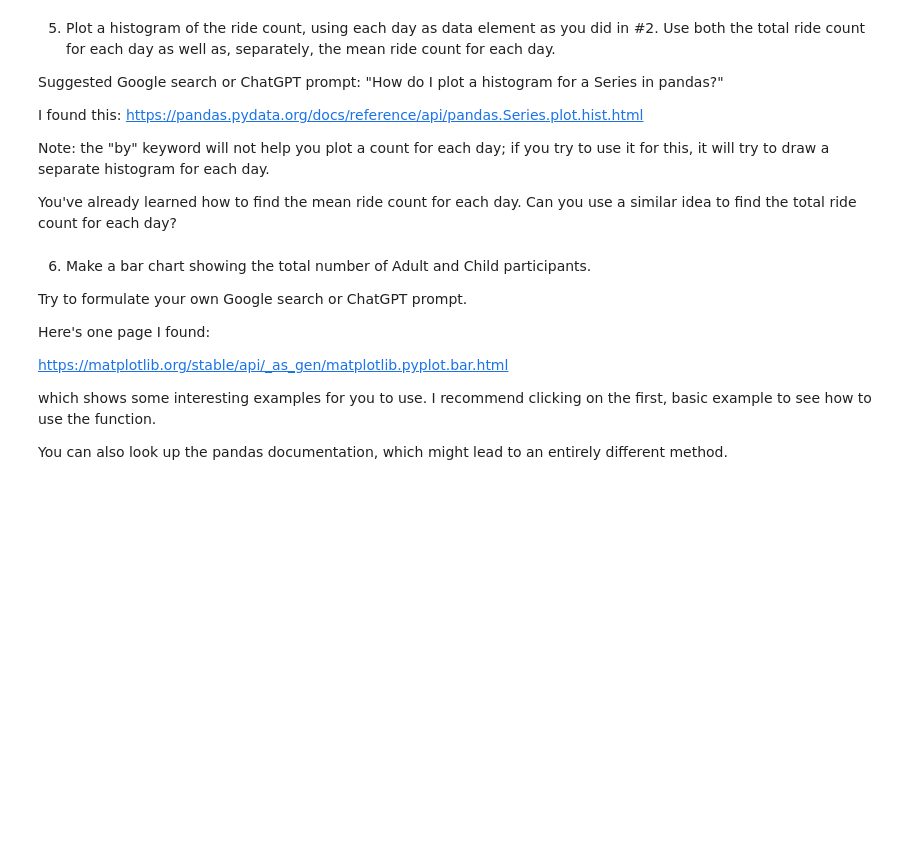
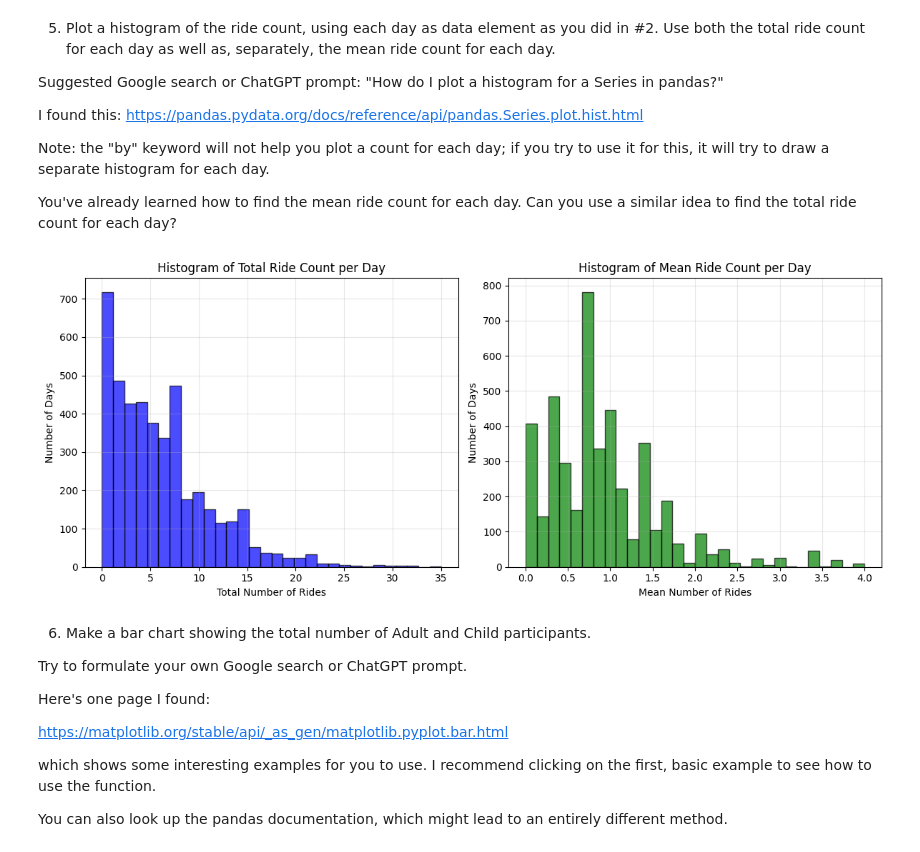
Before and after one commit to reynolkb-bu/bu-cds-dx699-2025-summer, a Jupyter notebook: notebooks/week-3/OMDS-ModB2-Week3-Reynolds-Kyle.ipynb, the cells around one changed output. Drawn from its saved outputs; the diff is of its cells as text; code cells hidden in the pictures; blank space fills up the shorter version.

```diff
--- a/notebooks/week-3/OMDS-ModB2-Week3-Reynolds-Kyle.ipynb
+++ b/notebooks/week-3/OMDS-ModB2-Week3-Reynolds-Kyle.ipynb
@@ -194,3 +223,10 @@ Then I tried: "How do I find the mean over each date in a dataframe?"  Sometimes
 This gives me a very helpful site, where someone is doing the same thing we are:
 
 https://stackoverflow.com/questions/40788530/how-to-calculate-mean-of-some-rows-for-each-given-date-in-a-dataframe
+# %%
+daily_mean = df.groupby('VisitDate')[['MartianRide', 'TeacupRide', 'RiverRide']].mean()
+print(f"Daily mean:\n{daily_mean}")
+daily_median = df.groupby('VisitDate')[['MartianRide', 'TeacupRide', 'RiverRide']].median()
+print(f"Daily median:\n{daily_median}")
+daily_mode = df.groupby('VisitDate')[['MartianRide', 'TeacupRide', 'RiverRide']].agg(lambda x: x.mode()[0] if len(x.mode()) > 0 else 0)
+print(f"Daily mode:\n{daily_mode}")
@@ -220,6 +312,30 @@ I found this: https://pandas.pydata.org/docs/reference/api/pandas.Series.plot.hi
 Note: the "by" keyword will not help you plot a count for each day; if you try to use it for this, it will try to draw a separate histogram for each day.
 
 You've already learned how to find the mean ride count for each day.  Can you use a similar idea to find the total ride count for each day?
+# %%
+daily_total = df.groupby('VisitDate')[['MartianRide', 'TeacupRide', 'RiverRide']].sum()
+daily_total['TotalRides'] = daily_total['MartianRide'] + daily_total['TeacupRide'] + daily_total['RiverRide']
+
+daily_mean['MeanRides'] = (daily_mean['MartianRide'] + daily_mean['TeacupRide'] + daily_mean['RiverRide']) / 3
+
+fig, (ax1, ax2) = plt.subplots(1, 2, figsize=(12, 5))
+
+ax1.hist(daily_total['TotalRides'], bins=30, color='blue', alpha=0.7, edgecolor='black')
+ax1.set_title('Histogram of Total Ride Count per Day')
+ax1.set_xlabel('Total Number of Rides')
+ax1.set_ylabel('Number of Days')
+ax1.grid(True, alpha=0.3)
+
+ax2.hist(daily_mean['MeanRides'], bins=30, color='green', alpha=0.7, edgecolor='black')
+ax2.set_title('Histogram of Mean Ride Count per Day')
+ax2.set_xlabel('Mean Number of Rides')
+ax2.set_ylabel('Number of Days')
+ax2.grid(True, alpha=0.3)
+
+plt.tight_layout()
+plt.show()
+# %% [output]
+[figure, added]
 # %% [markdown]
 6. Make a bar chart showing the total number of Adult and Child participants.
 
```
Also changed, not shown: parts of 6 cells of this notebook.
